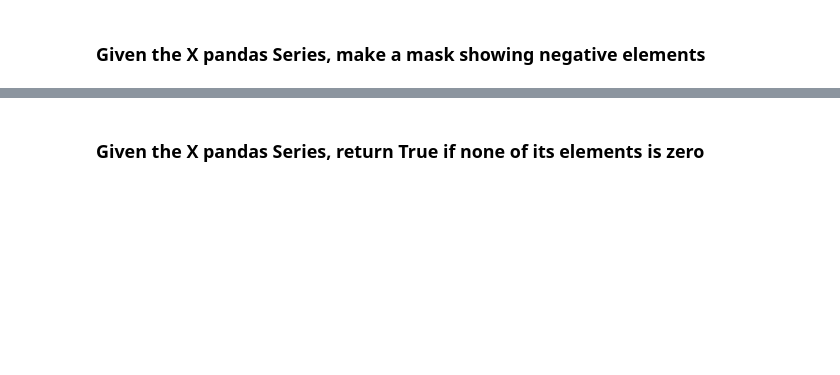
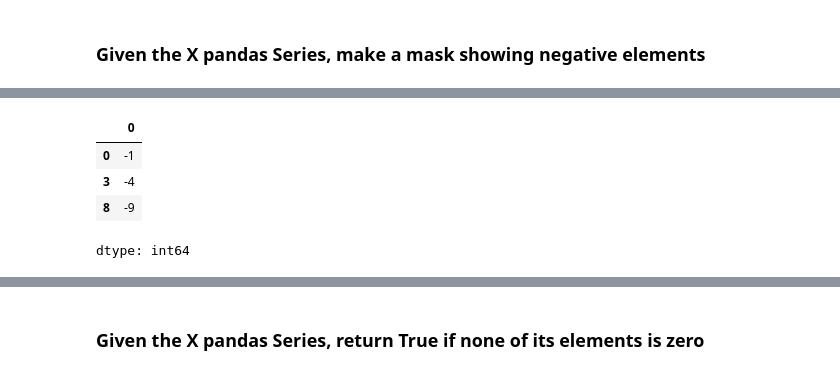
Before and after one commit to SindhuraDeepthi/Freecodecamp_Python, a Jupyter notebook: 2 - Pandas Series exercises.ipynb, the cells around one changed output, grey strips where cells are left out. Drawn from its saved outputs; the diff is of its cells as text; code cells hidden in the pictures; blank space fills up the shorter version.

```diff
--- a/2 - Pandas Series exercises.ipynb
+++ b/2 - Pandas Series exercises.ipynb
@@ -385,3 +391,13 @@ mask
+# %%
+# your code goes here
+M = pd.Series([-1,2,0,-4,5,6,0,0,-9,10])
+M[M < 0]
+# %% [output]
+|  | 0 |
+| 0 | -1 |
+| 3 | -4 |
+| 8 | -9 |
+dtype: int64
 # %%
 X = pd.Series([-1,2,0,-4,5,6,0,0,-9,10])
 
```
Also changed, not shown: parts of 19 cells of this notebook.
